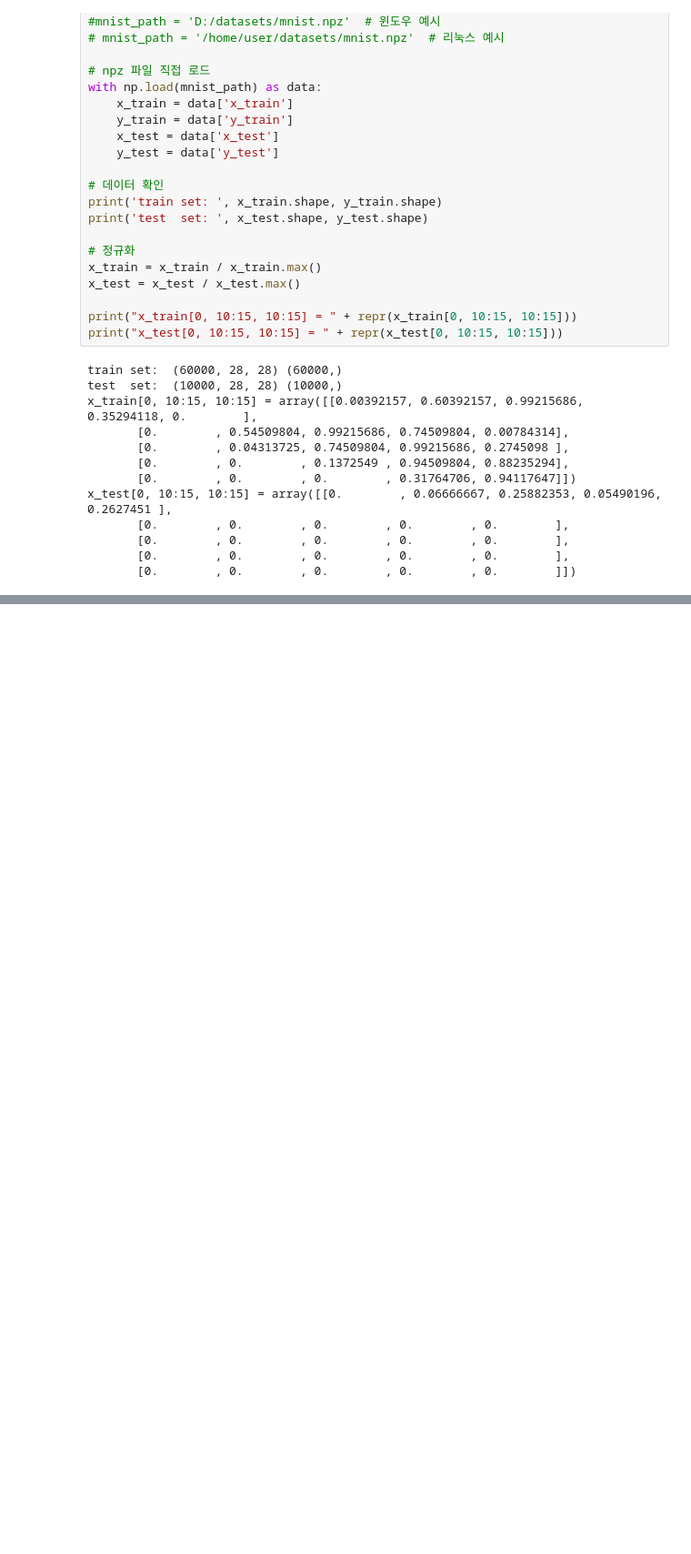
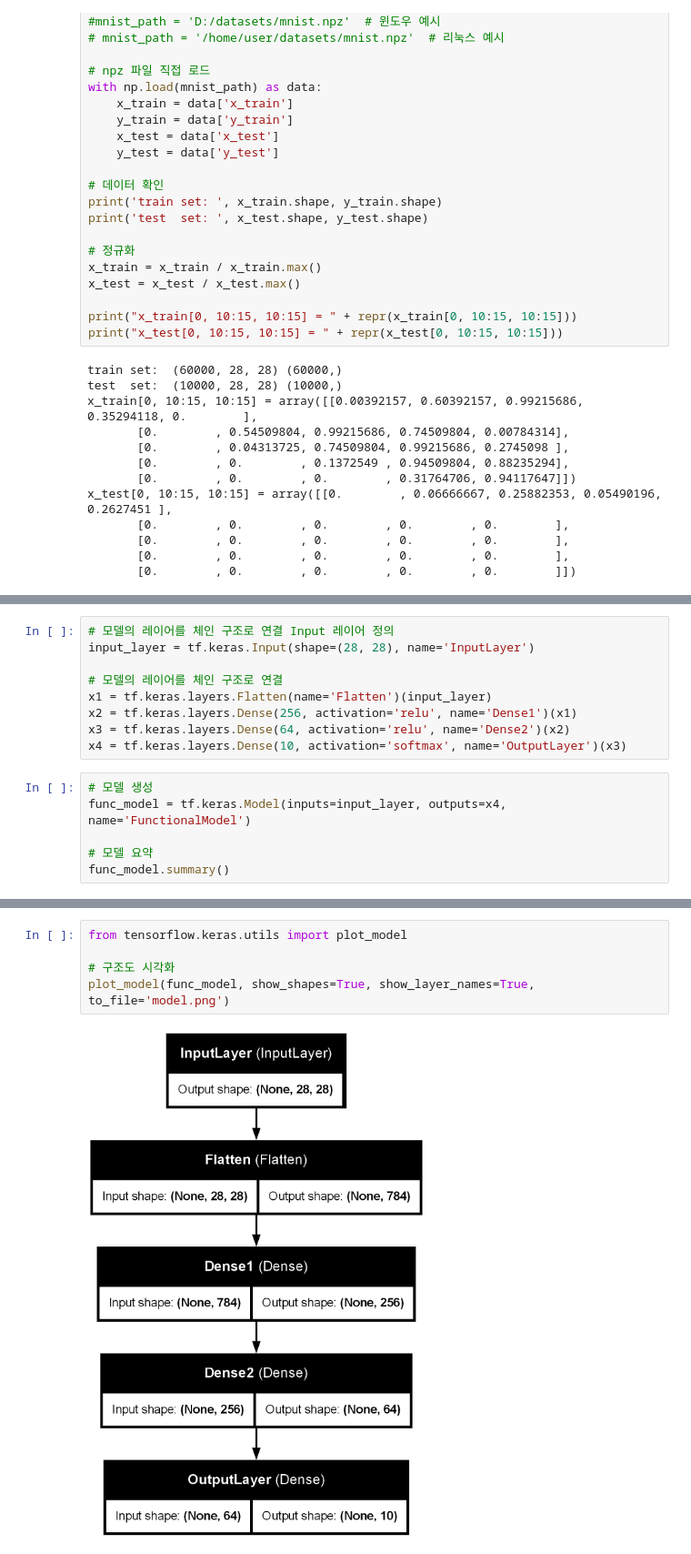
Before and after one commit to Yongwan-Kim/tensorflow-basic, a Jupyter notebook: part03/3.7_functional_api.ipynb, the cells around one changed output, grey strips where cells are left out. Shown at 91% size. Drawn from its saved outputs; the diff is of its cells as text; blank space fills up the shorter version.

```diff
--- a/part03/3.7_functional_api.ipynb
+++ b/part03/3.7_functional_api.ipynb
@@ -41,0 +54,15 @@ x_test[0, 10:15, 10:15] = array([[0.        , 0.06666667, 0.25882353, 0.05490196
+# %%
+# 모델의 레이어를 체인 구조로 연결 Input 레이어 정의
+input_layer = tf.keras.Input(shape=(28, 28), name='InputLayer')
+
+# 모델의 레이어를 체인 구조로 연결
+x1 = tf.keras.layers.Flatten(name='Flatten')(input_layer)
+x2 = tf.keras.layers.Dense(256, activation='relu', name='Dense1')(x1)
+x3 = tf.keras.layers.Dense(64, activation='relu', name='Dense2')(x2)
+x4 = tf.keras.layers.Dense(10, activation='softmax', name='OutputLayer')(x3)
+# %%
+# 모델 생성
+func_model = tf.keras.Model(inputs=input_layer, outputs=x4, name='FunctionalModel')
+
+# 모델 요약
+func_model.summary()
@@ -41,0 +87,7 @@ x_test[0, 10:15, 10:15] = array([[0.        , 0.06666667, 0.25882353, 0.05490196
+# %%
+from tensorflow.keras.utils import plot_model
+
+# 구조도 시각화
+plot_model(func_model, show_shapes=True, show_layer_names=True, to_file='model.png')
+# %% [output]
+[figure, added]
```
Also changed, not shown: parts of 13 cells of this notebook, 4 other files.
